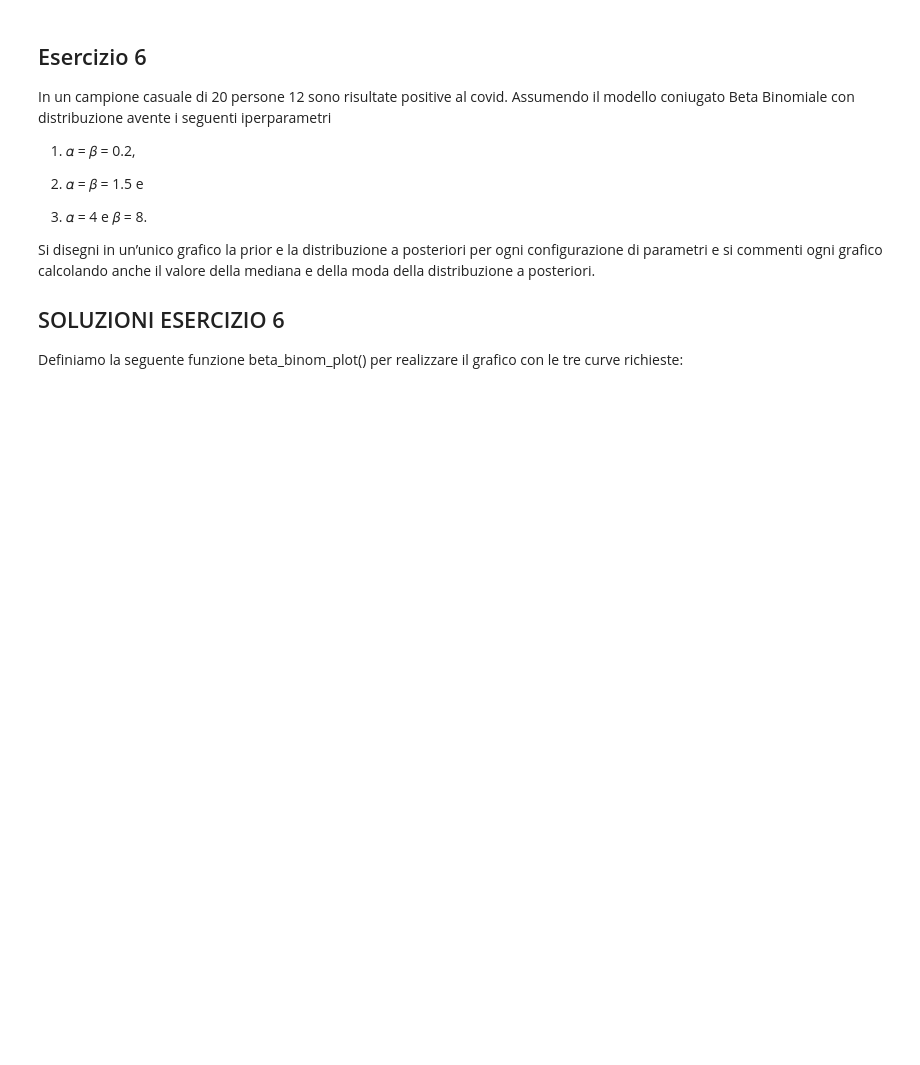
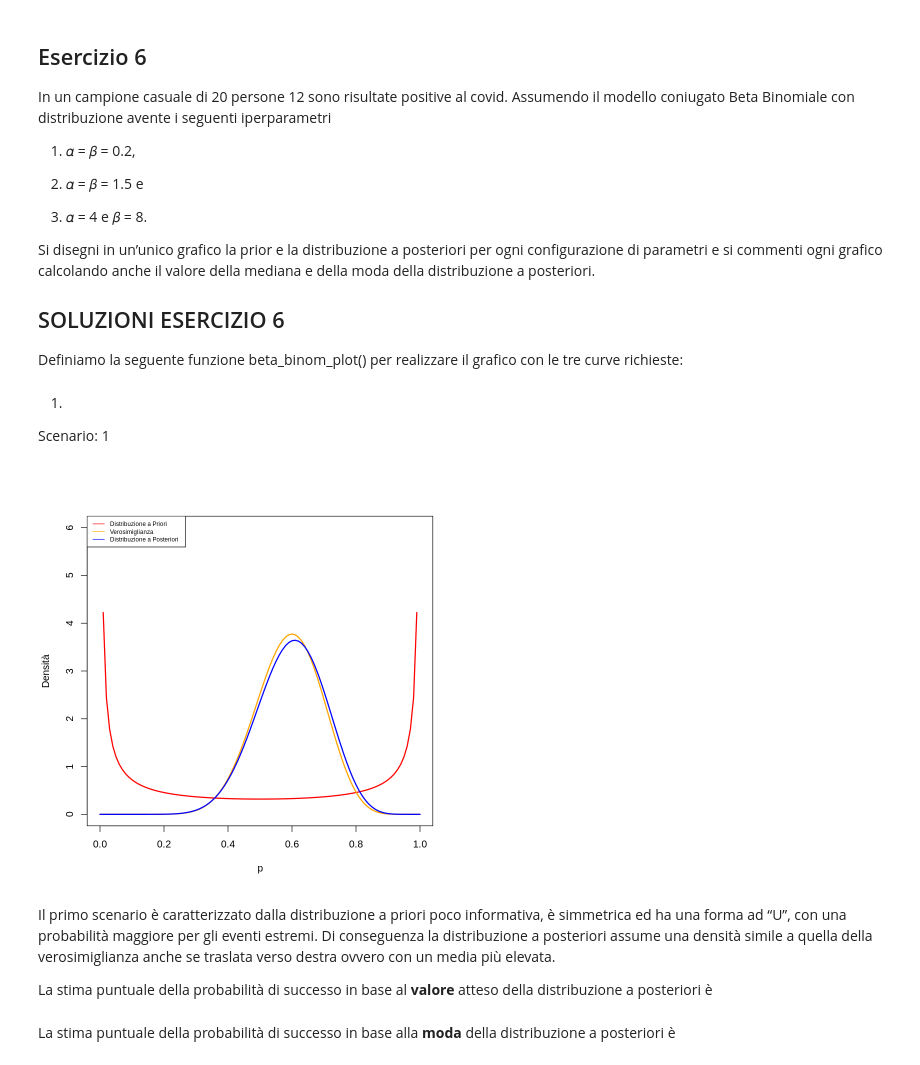
Before and after one commit to NikolayLenkovNikolaev/Bayesian_Statistics, a Jupyter notebook: Bayes_Analysis.ipynb, the cells around one changed output. Saved outputs shown, nothing was run; the diff lists cells and outputs as text; code cells hidden in the pictures; blank space fills up the shorter version.

```diff
--- a/Bayes_Analysis.ipynb
+++ b/Bayes_Analysis.ipynb
@@ -664,3 +664,50 @@ mediana e della moda della distribuzione a posteriori.
 
 ## SOLUZIONI ESERCIZIO 6
 Definiamo la seguente funzione beta_binom_plot() per realizzare il grafico con le tre curve richieste:
+# %%
+
+beta_binom_plot <- function(a, b, n, k, ylim, ...) {
+  # Distribuzione a priori
+  curve(dbeta(x, a, b),
+        ylim = ylim,
+        xlab = "p",
+        ylab = "Densità",
+        main = "",
+        lwd = 2,
+        col = "red")
+
+  # Verosimiglianza
+  curve(dbeta(x, k+1, n-k+1),
+        lwd = 2,
+        col = "orange",
+        add = TRUE)
+  # Distribuzione a posteriori
+  curve(dbeta(x, a+k, b+n-k),
+        lwd = 2, col = "blue",
+        add = TRUE)
+  legend("topleft",
+         c("Distribuzione a Priori", "Verosimiglianza", "Distribuzione a Posteriori"),
+         lty = c(1, 1, 1),
+         lwd = c(1, 1, 1),
+         cex = 0.6,
+         col = c("red", "orange", "blue"))
+  }
+# %% [markdown]
+1.
+
+Scenario: 1
+# %%
+n <- 20
+k <- 12
+a <- 0.2; b <- 0.2
+beta_binom_plot(a, b, n, k, ylim = c(0, 6))
+# %% [output]
+[figure, added]
+# %% [markdown]
+Il primo scenario è caratterizzato dalla distribuzione a priori poco informativa, è simmetrica ed
+ha una forma ad “U”, con una probabilità maggiore per gli eventi estremi. Di conseguenza la
+distribuzione a posteriori assume una densità simile a quella della verosimiglianza anche se traslata
+verso destra ovvero con un media più elevata.
+
+La stima puntuale della probabilità di successo in base al **valore** atteso della distribuzione a posteriori
+è
@@ -666,0 +716,2 @@ Definiamo la seguente funzione beta_binom_plot() per realizzare il grafico con l
+# %% [markdown]
+La stima puntuale della probabilità di successo in base alla **moda** della distribuzione a posteriori è
```
Also changed, not shown: parts of 70 cells of this notebook.
